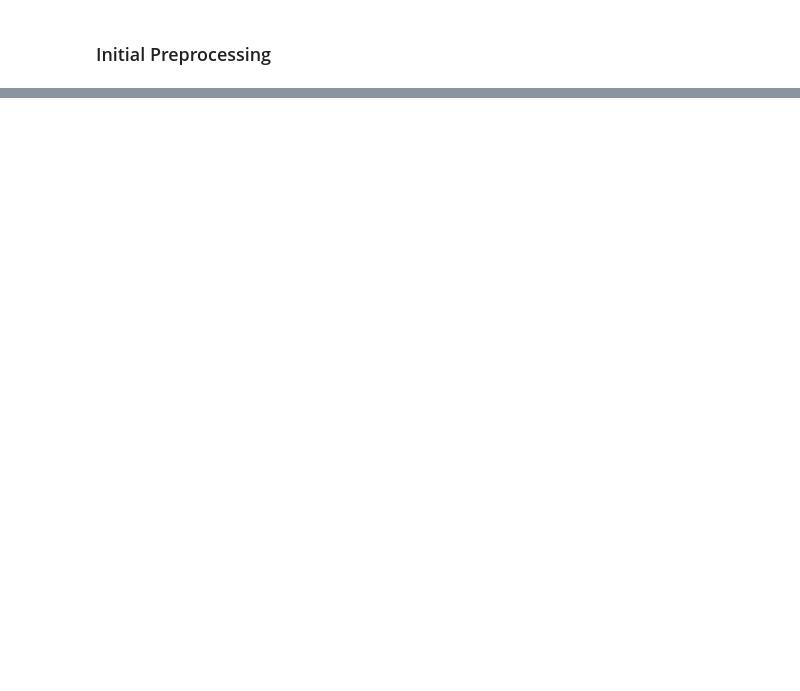
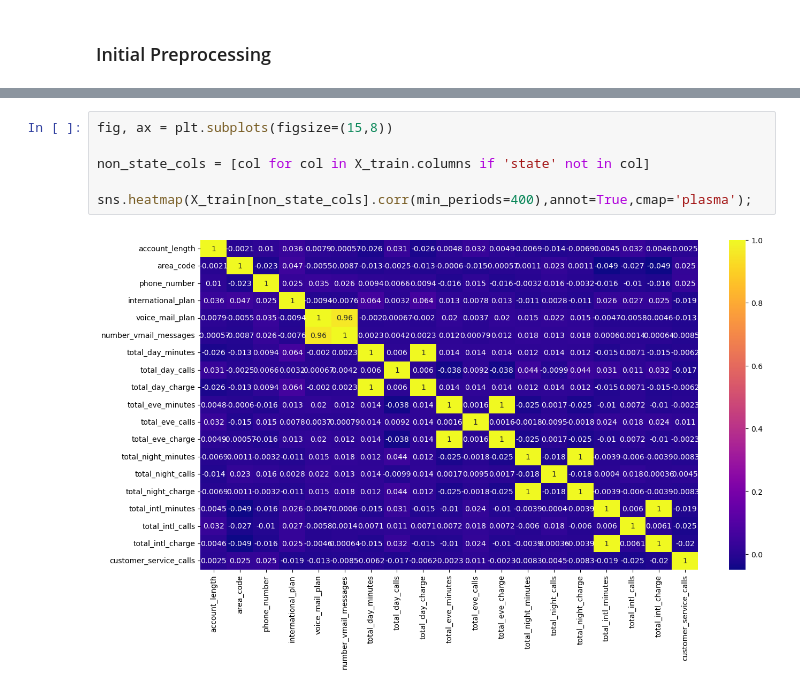
Before and after one commit to erankova/Phase_3_Project, a Jupyter notebook: Phase_3_Project.ipynb, the cells around one changed output, grey strips where cells are left out. Drawn from its saved outputs; the diff is of its cells as text; blank space fills up the shorter version.

```diff
--- a/Phase_3_Project.ipynb
+++ b/Phase_3_Project.ipynb
@@ -190,0 +238,8 @@ sns.heatmap(df.select_dtypes('number').corr(),annot=True,cmap='plasma');
+# %%
+fig, ax = plt.subplots(figsize=(15,8))
+
+non_state_cols = [col for col in X_train.columns if 'state' not in col]
+
+sns.heatmap(X_train[non_state_cols].corr(min_periods=400),annot=True,cmap='plasma');
+# %% [output]
+[figure, added]
```
Also changed, not shown: parts of 13 cells of this notebook.
